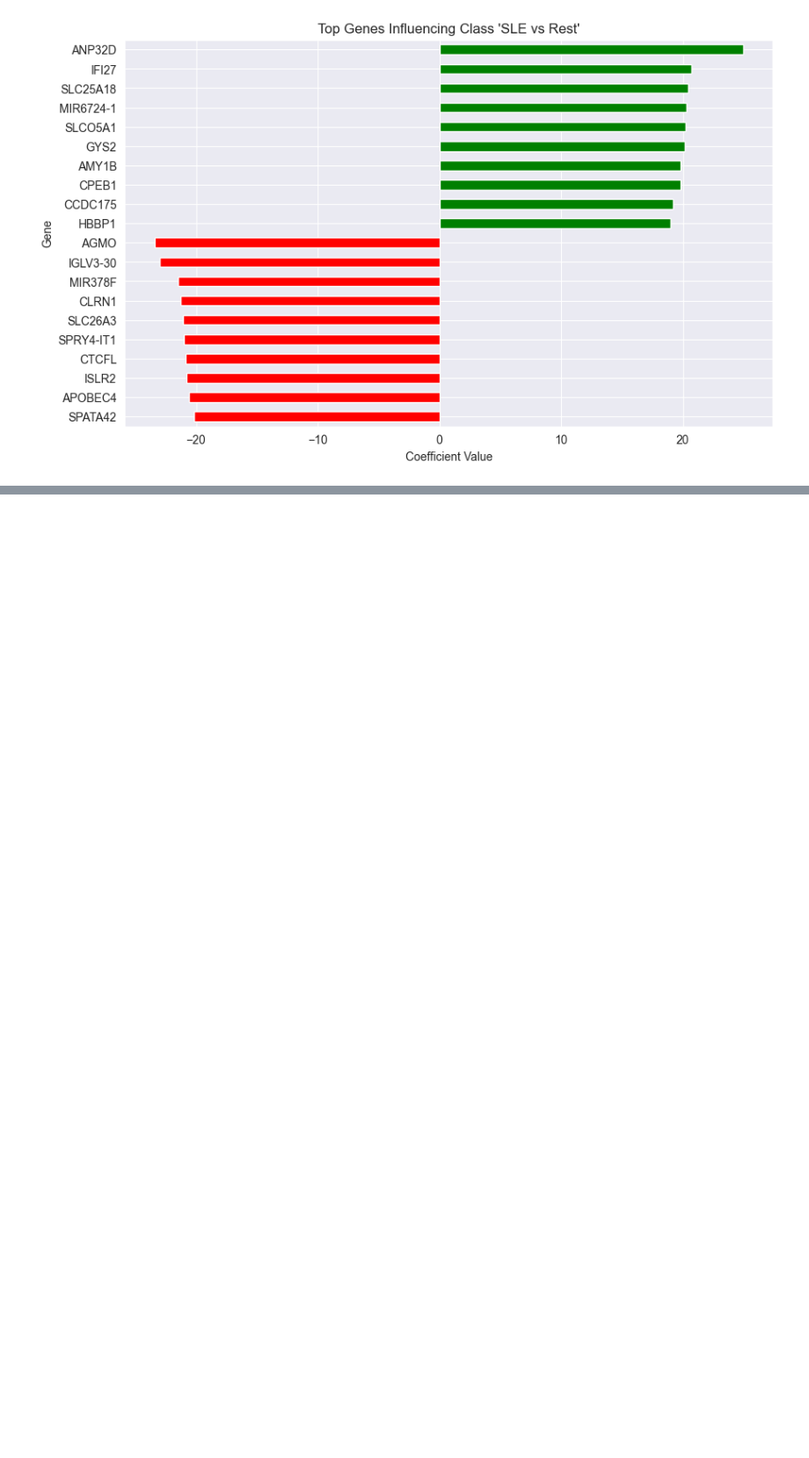
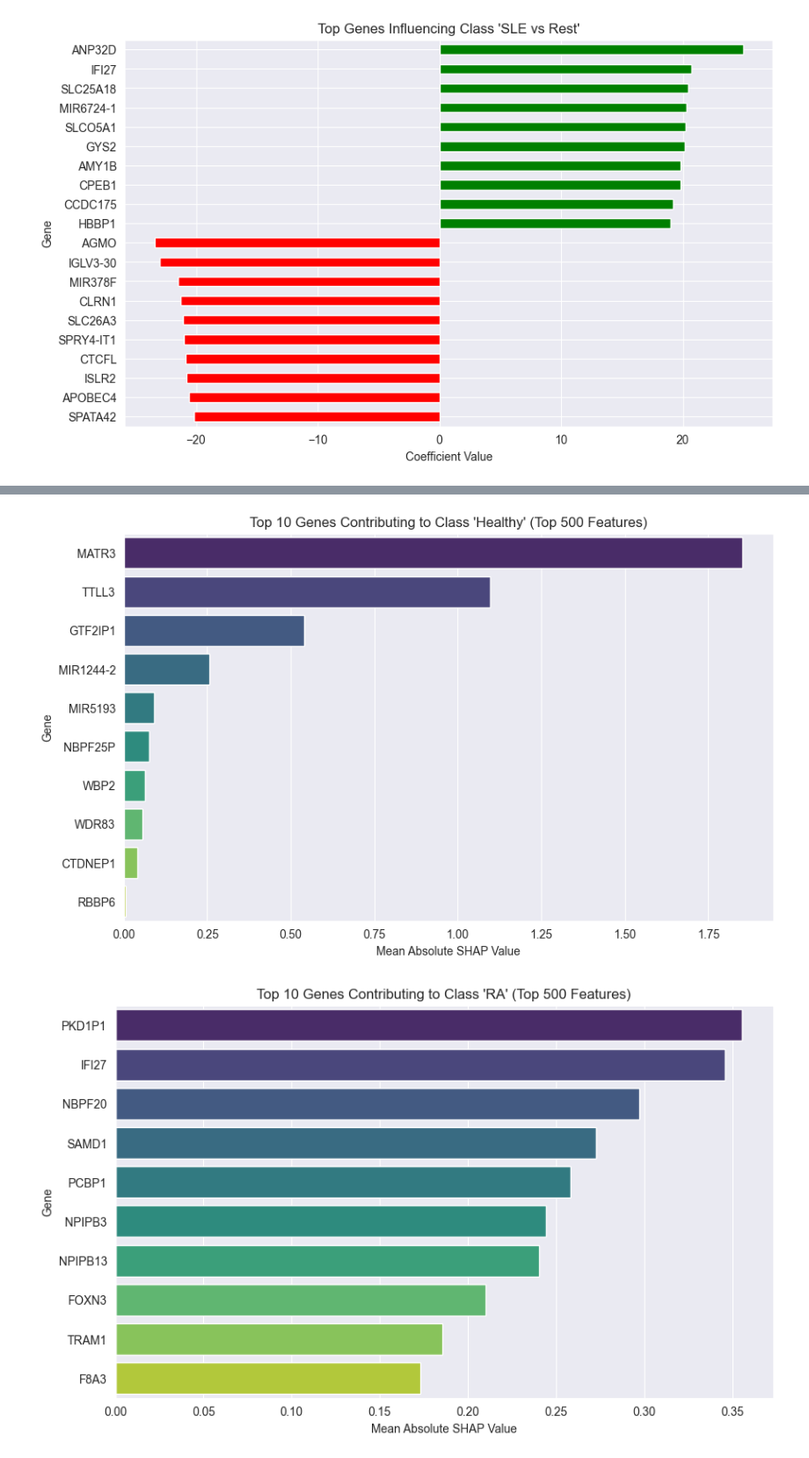
Before and after one commit to andreas-pattichis/ML-for-RNA-Seq-Disease-Classification-and-Biomarker-Discovery, a Jupyter notebook: disease_classification_rna_seq.ipynb, the cells around one changed output, grey strips where cells are left out. Shown: that part at 88% size. Cells and saved outputs as stored; diff of their text form; code cells hidden in the pictures; blank space fills up the shorter version.

```diff
--- a/disease_classification_rna_seq.ipynb
+++ b/disease_classification_rna_seq.ipynb
@@ -738,0 +1163,13 @@ for class_label in coef_df.columns:
+# %%
+# Visualize the top genes for each class
+for class_name in ['Healthy', 'RA', 'SLE']:
+    top_genes_class = shap_df_top[class_name].sort_values(ascending=False).head(10)
+    plt.figure(figsize=(10, 6))
+    sns.barplot(x=top_genes_class.values, y=top_genes_class.index, palette="viridis")
+    plt.title(f"Top 10 Genes Contributing to Class '{class_name}' (Top {top_n_features} Features)")
+    plt.xlabel('Mean Absolute SHAP Value')
+    plt.ylabel('Gene')
+    plt.show()
+# %% [output]
+[figure, added]
+[figure, added]
```
Also changed, not shown: parts of 32 cells of this notebook.
